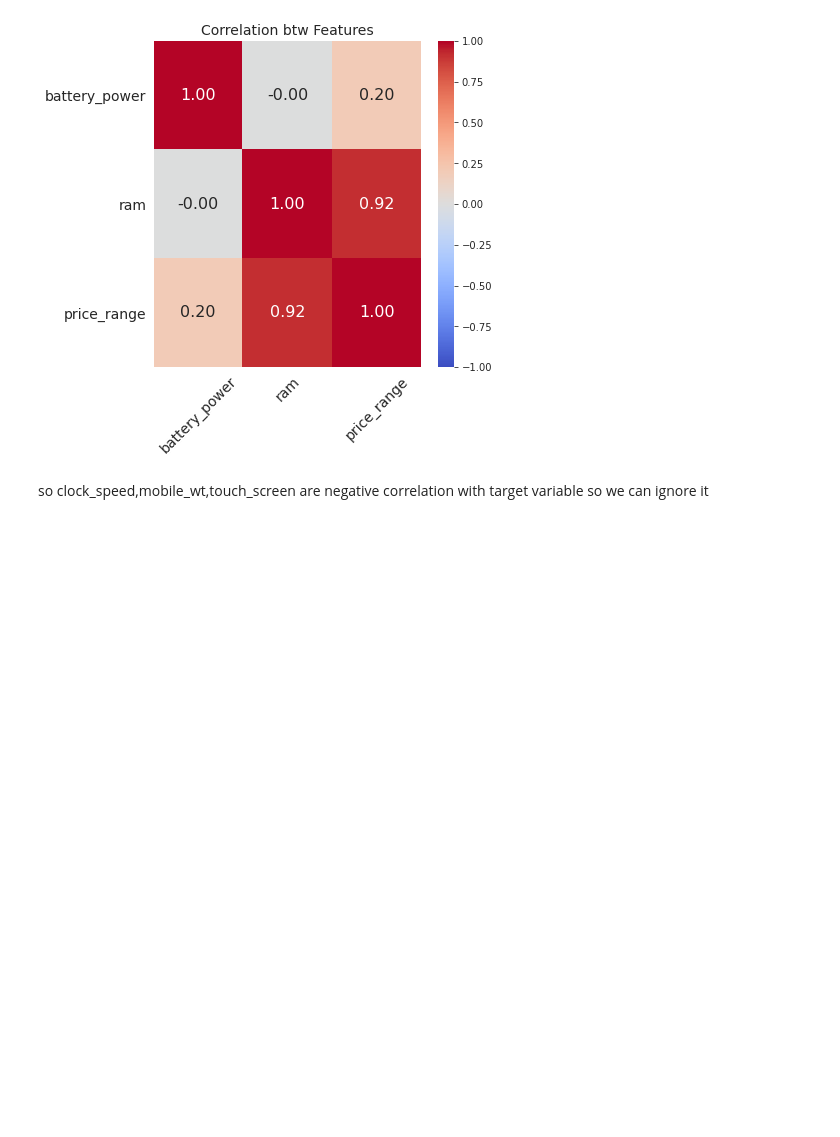
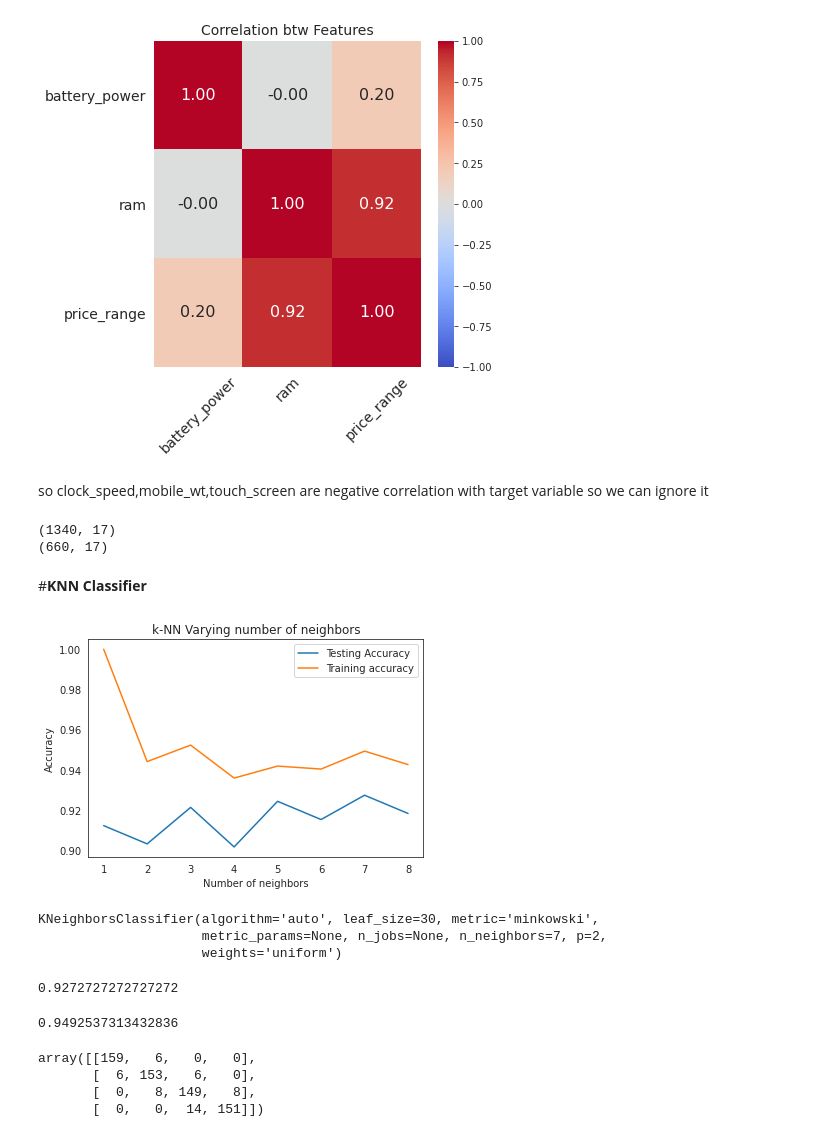
Before and after one commit to Navin321-alma/Mobile-Price-Range-Prediction-Classification, a Jupyter notebook: Mobile_Price_Range_Prediction.ipynb, the cells around one changed output. Drawn from its saved outputs; the diff is of its cells as text; code cells hidden in the pictures; blank space fills up the shorter version.

```diff
--- a/Mobile_Price_Range_Prediction.ipynb
+++ b/Mobile_Price_Range_Prediction.ipynb
@@ -358,0 +362,49 @@ so clock_speed,mobile_wt,touch_screen are negative correlation with target varia
+# %%
+#independent variables
+X = df.drop('price_range',axis=1)
+# %%
+#dependent variable
+y = df['price_range']
+# %%
+#train test split data
+X_train,X_test,y_train,y_test = train_test_split(X,y,test_size=0.33,random_state=42, stratify=y)
+# %%
+print(X_train.shape)
+print(X_test.shape)
+# %% [output]
+(1340, 17)
+(660, 17)
+# %% [markdown]
+#**KNN Classifier**
+# %%
+# Import KNeighborsClassifier
+from sklearn.neighbors import KNeighborsClassifier
+
+#Setup arrays to store training and test accuracies
+neighbors = np.arange(1,9)
+train_accuracy =np.empty(len(neighbors))
+test_accuracy = np.empty(len(neighbors))
+
+for i,k in enumerate(neighbors):
+    # Setup a knn classifier with k neighbors
+    knn = KNeighborsClassifier(n_neighbors=k)
+
+    # Fit the model
+    knn.fit(X_train, y_train)
+
+    # Compute accuracy on the training set
+    train_accuracy[i] = knn.score(X_train, y_train)
+
+    # Compute accuracy on the test set
+    test_accuracy[i] = knn.score(X_test, y_test)
+# %%
+# Generate plot
+plt.title('k-NN Varying number of neighbors')
+plt.plot(neighbors, test_accuracy, label='Testing Accuracy')
+plt.plot(neighbors, train_accuracy, label='Training accuracy')
+plt.legend()
+plt.xlabel('Number of neighbors')
+plt.ylabel('Accuracy')
+plt.show()
+# %% [output]
+[figure, added]
@@ -358,0 +414,18 @@ so clock_speed,mobile_wt,touch_screen are negative correlation with target varia
+# %%
+# Fit the model
+knn.fit(X_train,y_train)
+# %% [output]
+KNeighborsClassifier(algorithm='auto', leaf_size=30, metric='minkowski',
+                     metric_params=None, n_jobs=None, n_neighbors=7, p=2,
+                     weights='uniform')
+# %%
+#calculating metrics
+knn_test_score = knn.score(X_test,y_test)
+knn_test_score
+# %% [output]
+0.9272727272727272
+# %%
+knn_train_score = knn.score(X_train,y_train)
+knn_train_score
+# %% [output]
+0.9492537313432836
@@ -358,0 +439,8 @@ so clock_speed,mobile_wt,touch_screen are negative correlation with target varia
+# %%
+matrix = confusion_matrix(y_test,y_test_pred)
+matrix
+# %% [output]
+array([[159,   6,   0,   0],
+       [  6, 153,   6,   0],
+       [  0,   8, 149,   8],
+       [  0,   0,  14, 151]])
```
Also changed, not shown: parts of 42 cells of this notebook.
